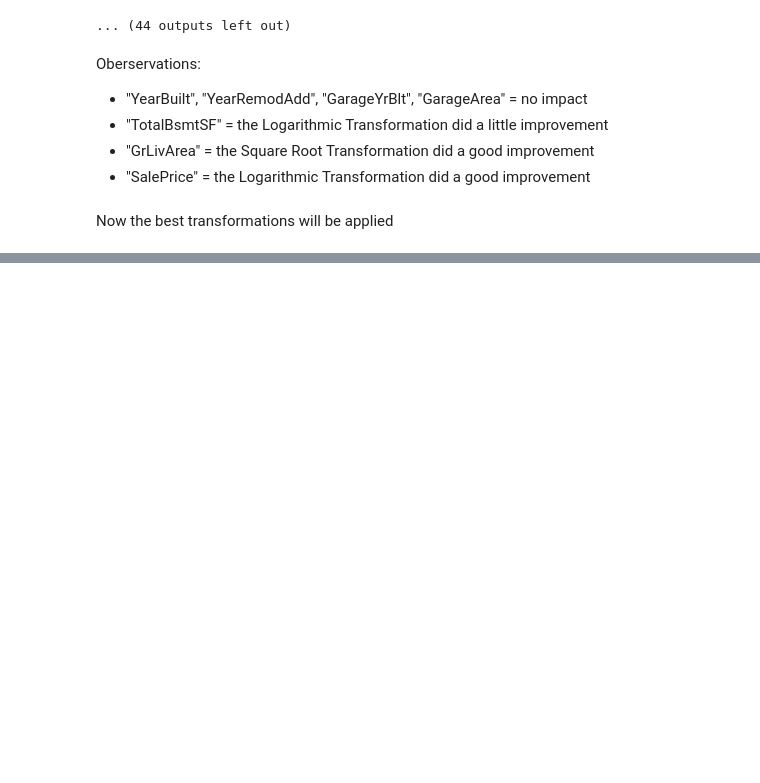
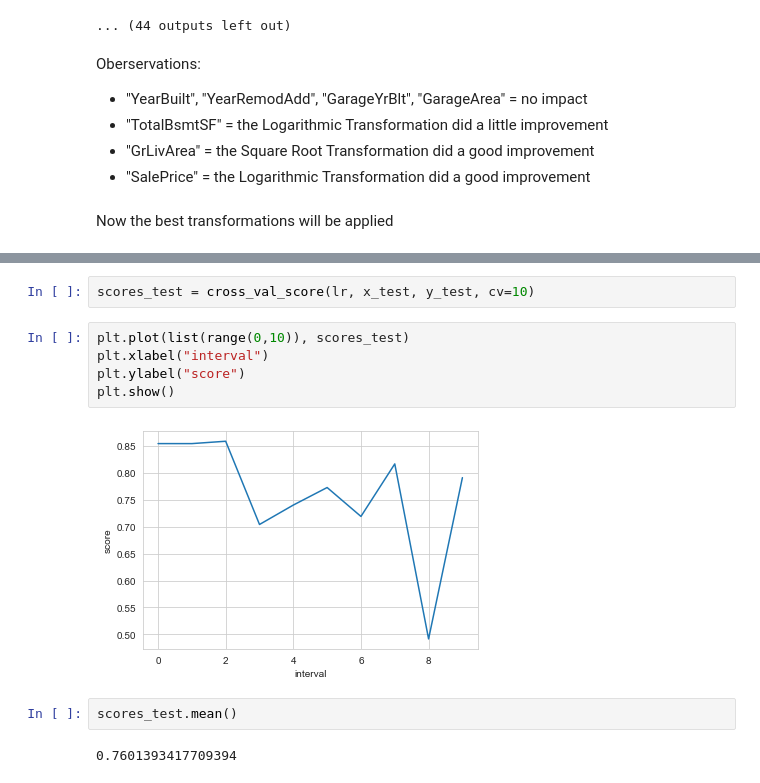
Before and after one commit to kiesel24/House-pricing-prediction-for-Ames-Iowa-USA-with-Machine-Learning, a Jupyter notebook: House pricing prediction for Ames (Iowa, USA) with Machine Learning.ipynb, the cells around one changed output, grey strips where cells are left out. Cells and saved outputs as stored; diff of their text form; blank space fills up the shorter version.

```diff
--- a/House pricing prediction for Ames (Iowa, USA) with Machine Learning.ipynb
+++ b/House pricing prediction for Ames (Iowa, USA) with Machine Learning.ipynb
@@ -590,0 +668,13 @@ def transformation(df):
+# %%
+scores_test = cross_val_score(lr, x_test, y_test, cv=10)
+# %%
+plt.plot(list(range(0,10)), scores_test)
+plt.xlabel("interval")
+plt.ylabel("score")
+plt.show()
+# %% [output]
+[figure, added]
+# %%
+scores_test.mean()
+# %% [output]
+0.7601393417709394
```
Also changed, not shown: parts of 46 cells of this notebook.
